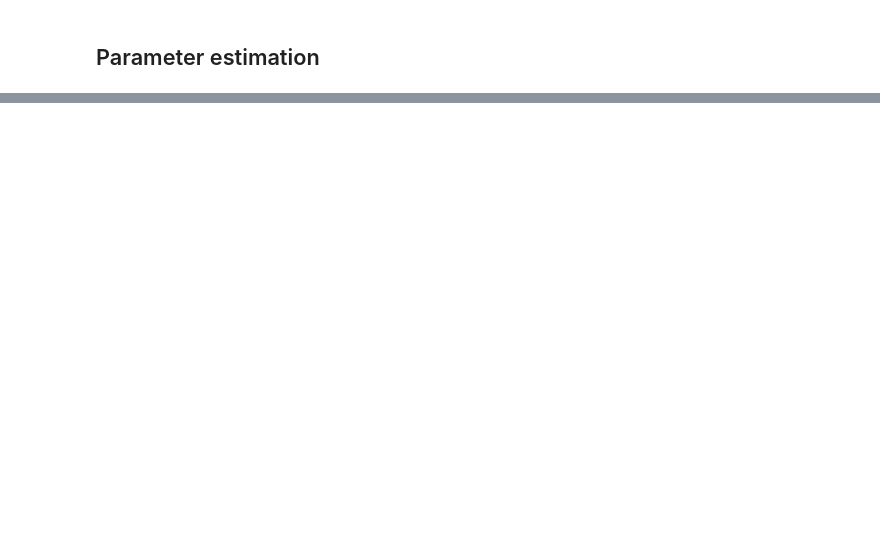
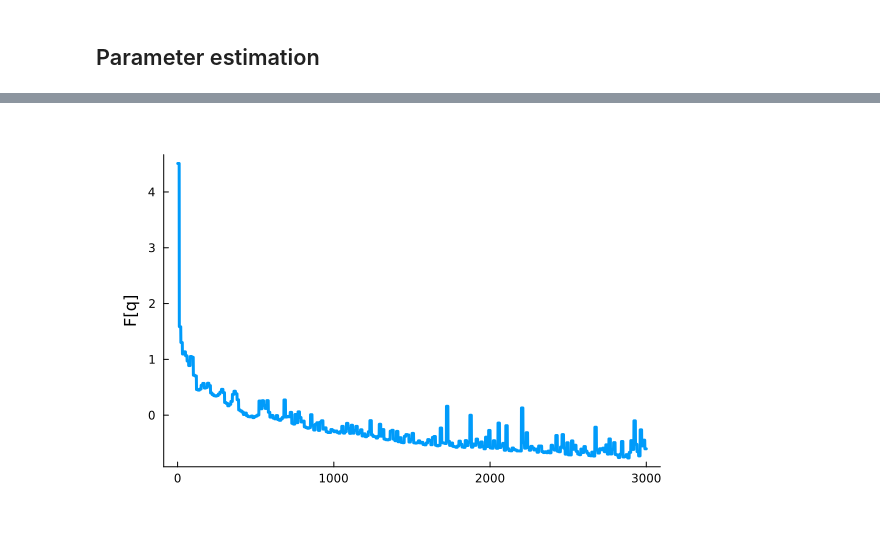
Before and after one commit to wmkouw/narx-efe, a Jupyter notebook: verification/NARX-EFE verification.ipynb, the cells around one changed output, grey strips where cells are left out. Cells and saved outputs as stored; diff of their text form; code cells hidden in the pictures; blank space fills up the shorter version.

```diff
--- a/verification/NARX-EFE verification.ipynb
+++ b/verification/NARX-EFE verification.ipynb
@@ -139,0 +150,4 @@ plot(pw..., layout=(4,1), size=(600,1200))
+# %%
+plot(FE[:], ylabel="F[q]")
+# %% [output]
+[figure, added]
```
Also changed, not shown: parts of 20 cells of this notebook, 3 other files.
